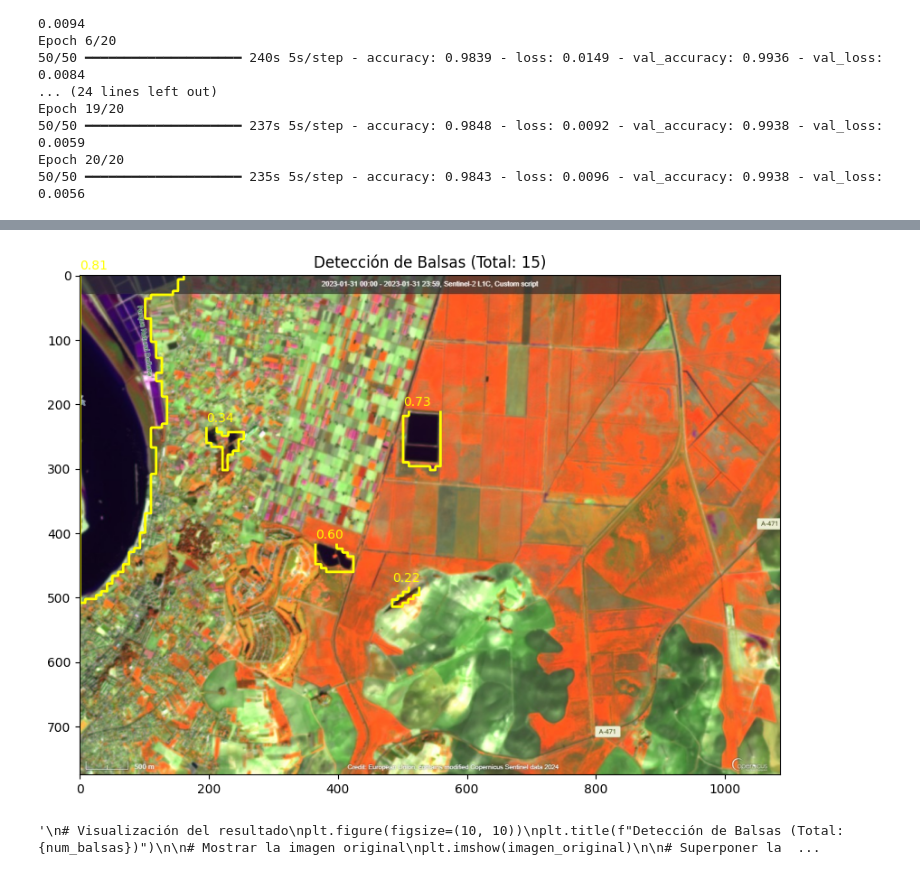
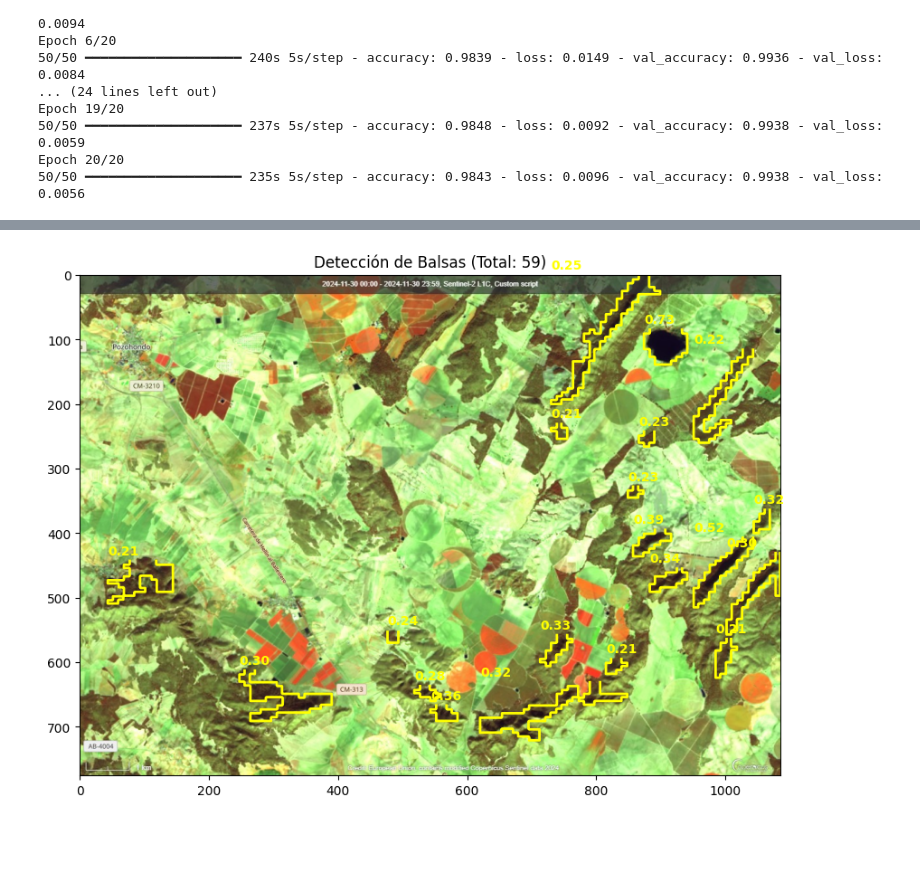
Before and after one commit to Pablobm3/Detector-de-Balsas, a Jupyter notebook: pruebaUnet.ipynb, the cells around one changed output, grey strips where cells are left out. Drawn from its saved outputs; the diff is of its cells as text; code cells hidden in the pictures; blank space fills up the shorter version.

```diff
--- a/pruebaUnet.ipynb
+++ b/pruebaUnet.ipynb
@@ -229,7 +250,7 @@ def clasificar_imagen_unet(imagen_path, modelo, size=(128, 128)):
 
 
 # Clasificación de imagen de prueba
-imagen_prueba = "/content/drive/MyDrive/imagenes_balsas/Balsa8.jpg"
+imagen_prueba = "/content/drive/MyDrive/imagenes_balsas/Balsa29.jpg"
 clasificacion = clasificar_imagen_unet(imagen_prueba, modelo_cargado)
 clasificacion_binaria = (clasificacion > 0.1).astype(np.uint8)
 
@@ -275,24 +296,11 @@ for contorno in contornos:
 
           # Mostrar la probabilidad como texto
           x, y, w, h = cv2.boundingRect(contorno)
-          plt.text(x, y - 10, f"{probabilidad_promedio:.2f}", color='yellow', fontsize=10)
+          plt.text(x, y - 10, f"{probabilidad_promedio:.2f}", color='yellow', fontsize=10, fontweight='bold')
+
+
 
 
 
 plt.show()
-
-
-"""
-# Visualización del resultado
-plt.figure(figsize=(10, 10))
-plt.title(f"Detección de Balsas (Total: {num_balsas})")
-
-# Mostrar la imagen original
-plt.imshow(imagen_original)
-
-# Superponer la predicción redimensionada con transparencia
-plt.imshow(clasificacion_redimensionada, cmap="gist_heat", alpha=0.6)
-
-plt.colorbar(label="1 = Balsa, 0 = No Balsa")
-plt.show()"""
 # %% [output]
@@ -300,2 +308 @@ plt.show()"""
-[figure, old version]
+[figure, new version]
-'\n# Visualización del resultado\nplt.figure(figsize=(10, 10))\nplt.title(f"Detección de Balsas (Total: {num_balsas})")\n\n# Mostrar la imagen original\nplt.imshow(imagen_original)\n\n# Superponer la  ...
```
Also changed, not shown: parts of 2 cells of this notebook.
